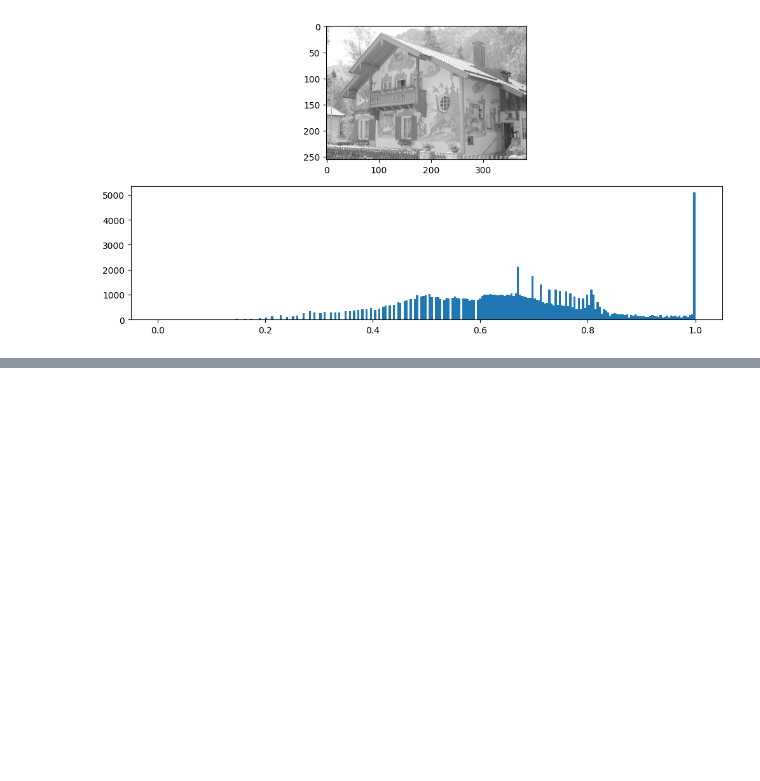
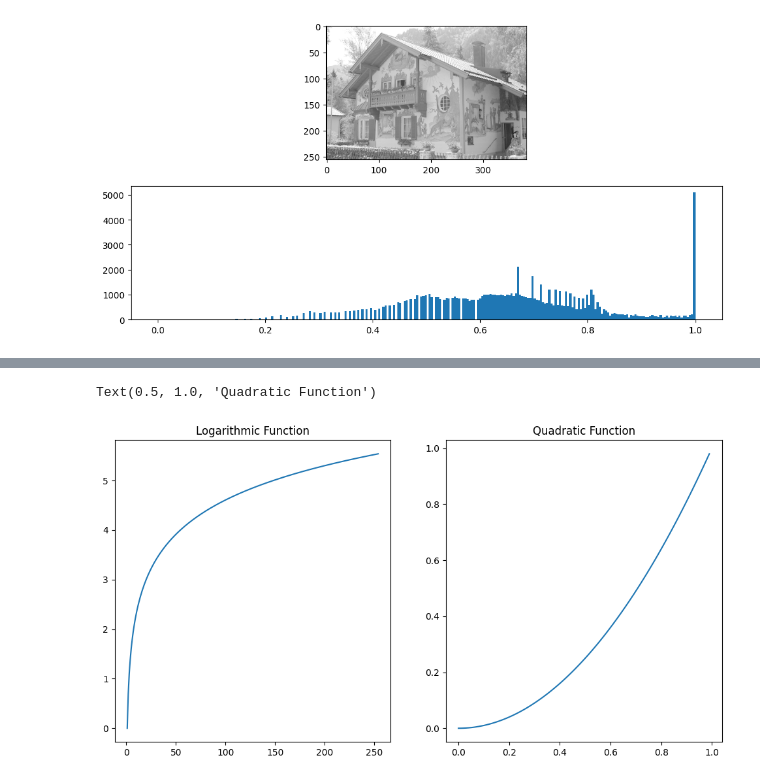
Before and after one commit to RHoock/CompVis, a Jupyter notebook: exercise_1.ipynb, the cells around one changed output, grey strips where cells are left out. Saved outputs shown, nothing was run; the diff lists cells and outputs as text; code cells hidden in the pictures; blank space fills up the shorter version.

```diff
--- a/exercise_1.ipynb
+++ b/exercise_1.ipynb
@@ -137,0 +142,18 @@ display_with_hist(img_2)
+# %%
+# TODO: display logarithmic function
+x_cords = np.arange(1, 255, 1)
+y_cords = [np.log(x) for x in x_cords]
+
+fig, axs = plt.subplots(1, 2, figsize=(12, 6))
+axs[0].set_title('Logarithmic Function')
+axs[0].plot(x_cords, y_cords)
+
+# TODO: display quadratic function
+x_cords = np.arange(0,1,0.01)
+y_cords = [x*x for x in x_cords]
+
+axs[1].plot(x_cords, y_cords)
+axs[1].set_title('Quadratic Function')
+# %% [output]
+Text(0.5, 1.0, 'Quadratic Function')
+[figure, added]
```
Also changed, not shown: parts of 9 cells of this notebook.
